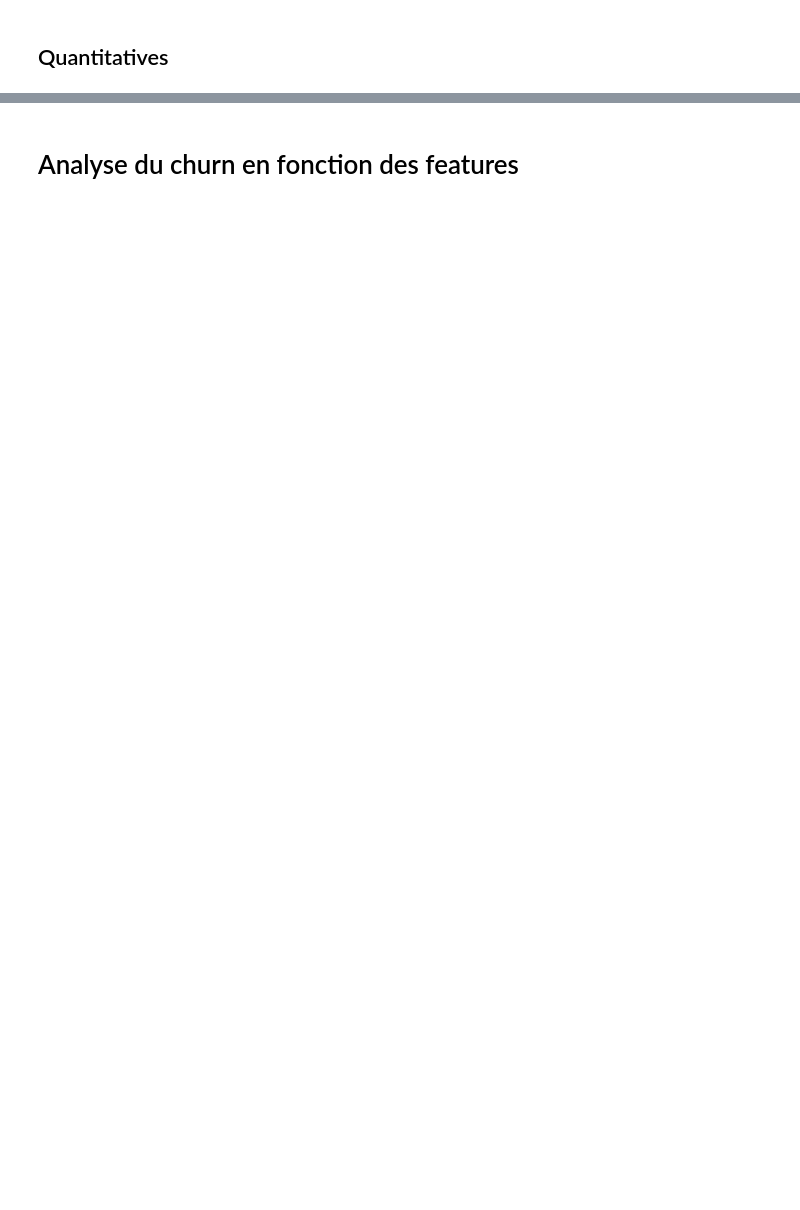
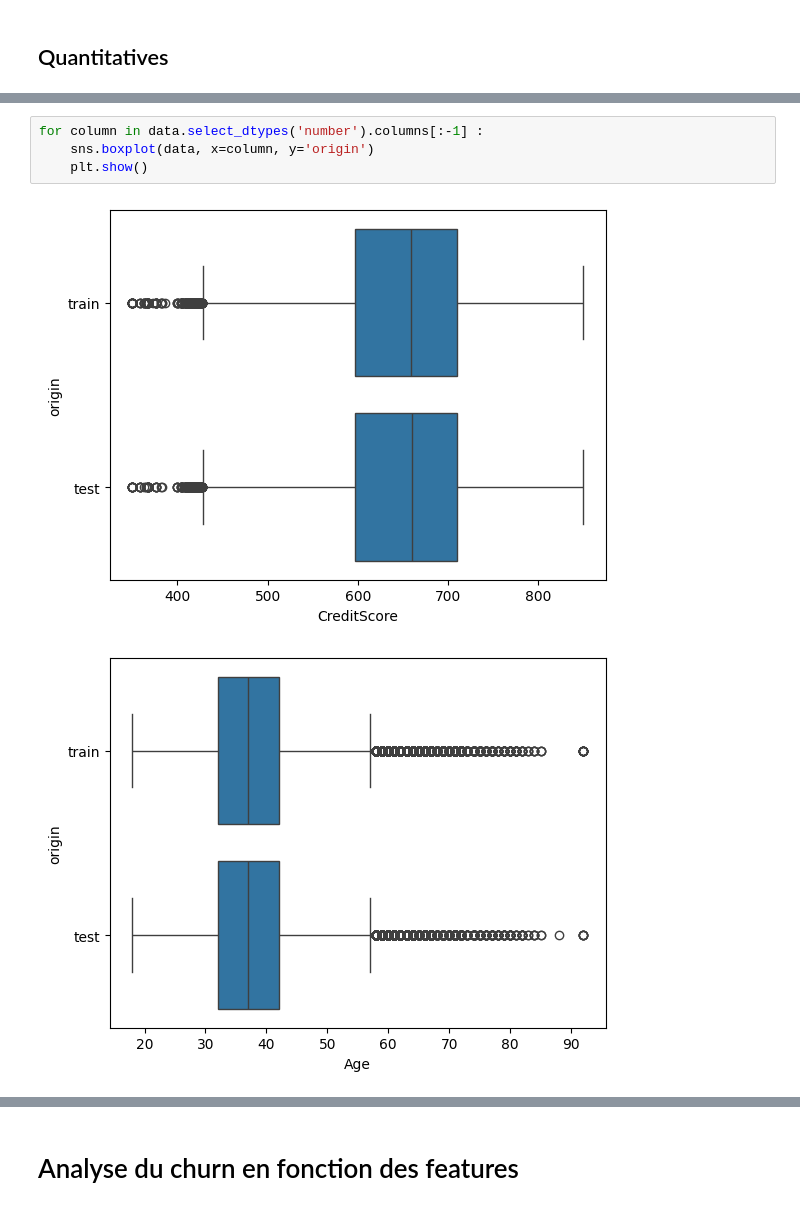
Before and after one commit to marcgloaguen/playgroundseries_s4e1, a Jupyter notebook: EDA.ipynb, the cells around one changed output, grey strips where cells are left out. Saved outputs shown, nothing was run; the diff lists cells and outputs as text; blank space fills up the shorter version.

```diff
--- a/EDA.ipynb
+++ b/EDA.ipynb
@@ -64,0 +98,7 @@ Nous pouvons observer ci-dessus que notre échantillon train et test on la meme
+# %%
+for column in data.select_dtypes('number').columns[:-1] :
+    sns.boxplot(data, x=column, y='origin')
+    plt.show()
+# %% [output]
+[figure, added]
+[figure, added]
```
Also changed, not shown: parts of 17 cells of this notebook, 2 other files.
